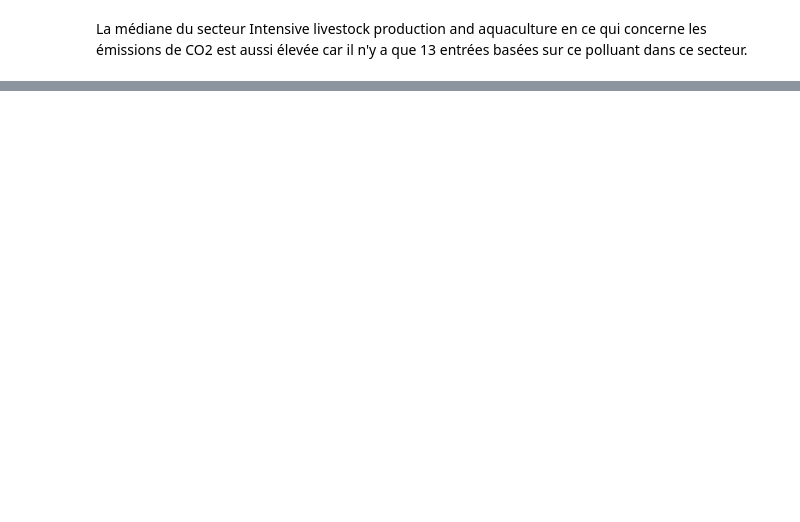
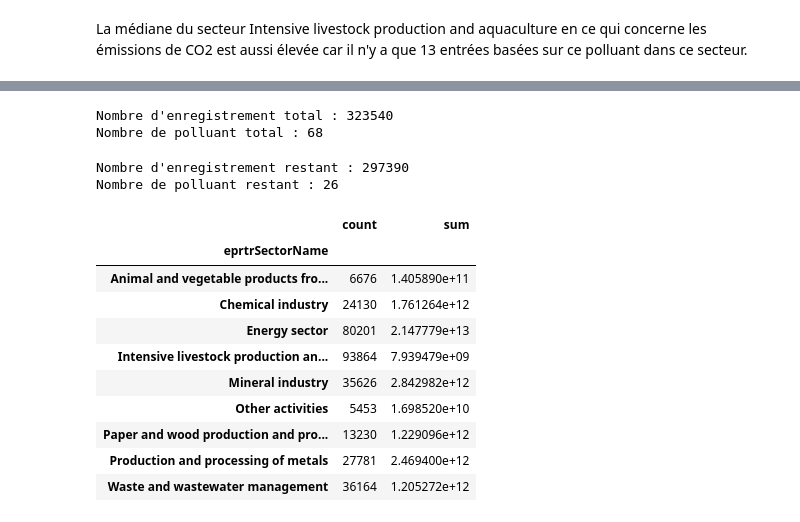
Before and after one commit to FanZy0127/environmental_impact, a Jupyter notebook: modules/Air/jupyter_main_air.ipynb, the cells around one changed output, grey strips where cells are left out. Drawn from its saved outputs; the diff is of its cells as text; code cells hidden in the pictures; blank space fills up the shorter version.

```diff
--- a/modules/Air/jupyter_main_air.ipynb
+++ b/modules/Air/jupyter_main_air.ipynb
@@ -707,0 +724,32 @@ La médiane du secteur Intensive livestock production and aquaculture en ce qui
+# %%
+print("Nombre d'enregistrement total :", emissions_of_pollutants_group_by_sector["count"].sum())
+print("Nombre de polluant total :", len(df.pollutant.unique()))
+# %% [output]
+Nombre d'enregistrement total : 323540
+Nombre de polluant total : 68
+# %%
+count_pollutant_over500 = emissions_of_pollutants_group_by_sector[emissions_of_pollutants_group_by_sector["count"] >= 500]
+print("Nombre d'enregistrement restant :", count_pollutant_over500["count"].sum())
+print("Nombre de polluant restant :", len(
+    count_pollutant_over500\
+    .groupby("pollutant")[["count", "sum"]]\
+    .sum()\
+    .sort_values(by=["count"])
+))
+# %% [output]
+Nombre d'enregistrement restant : 297390
+Nombre de polluant restant : 26
+# %%
+emissions_of_pollutants_group_by_sector.groupby("eprtrSectorName")[["count", "sum"]].sum()
+# %% [output]
+|  | count | sum |
+| eprtrSectorName |  |  |
+| Animal and vegetable products fro... | 6676 | 1.405890e+11 |
+| Chemical industry | 24130 | 1.761264e+12 |
+| Energy sector | 80201 | 2.147779e+13 |
+| Intensive livestock production an... | 93864 | 7.939479e+09 |
+| Mineral industry | 35626 | 2.842982e+12 |
+| Other activities | 5453 | 1.698520e+10 |
+| Paper and wood production and pro... | 13230 | 1.229096e+12 |
+| Production and processing of metals | 27781 | 2.469400e+12 |
+| Waste and wastewater management | 36164 | 1.205272e+12 |
```
Also changed, not shown: parts of 13 cells of this notebook.
